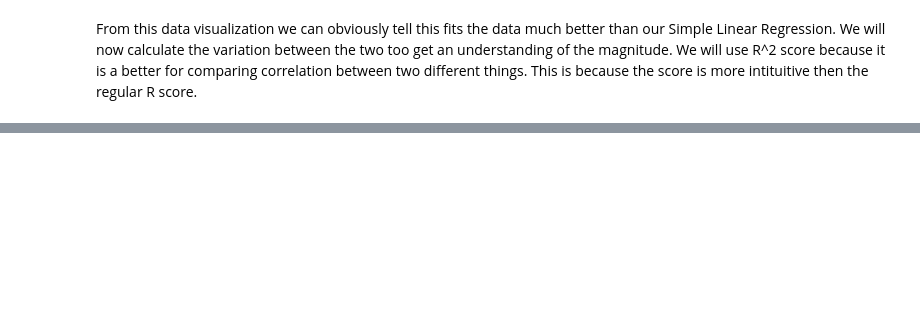
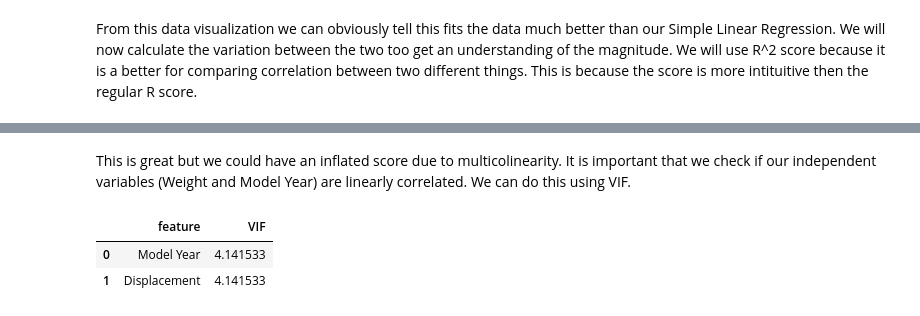
Before and after one commit to adenletchworth/Auto-MPG-Data-Analysis, a Jupyter notebook: dataAnalysis.ipynb, the cells around one changed output, grey strips where cells are left out. Saved outputs shown, nothing was run; the diff lists cells and outputs as text; code cells hidden in the pictures; blank space fills up the shorter version.

```diff
--- a/dataAnalysis.ipynb
+++ b/dataAnalysis.ipynb
@@ -305,0 +306,13 @@ The Multiple Linear Regression explains our variation more by a magnitude of 240
+# %% [markdown]
+This is great but we could have an inflated score due to multicolinearity. It is important that we check if our independent variables (Weight and Model Year) are linearly correlated. We can do this using VIF.
+# %%
+X_vars = df[['Model Year','Displacement']]
+
+vif_data = pd.DataFrame()
+vif_data["feature"] = X_vars.columns
+vif_data["VIF"] = [variance_inflation_factor(X_vars.values, i) for i in range(len(X_vars.columns))]
+vif_data
+# %% [output]
+|  | feature | VIF |
+| 0 | Model Year | 4.141533 |
+| 1 | Displacement | 4.141533 |
```
Also changed, not shown: parts of 7 cells of this notebook, 1 other file.
